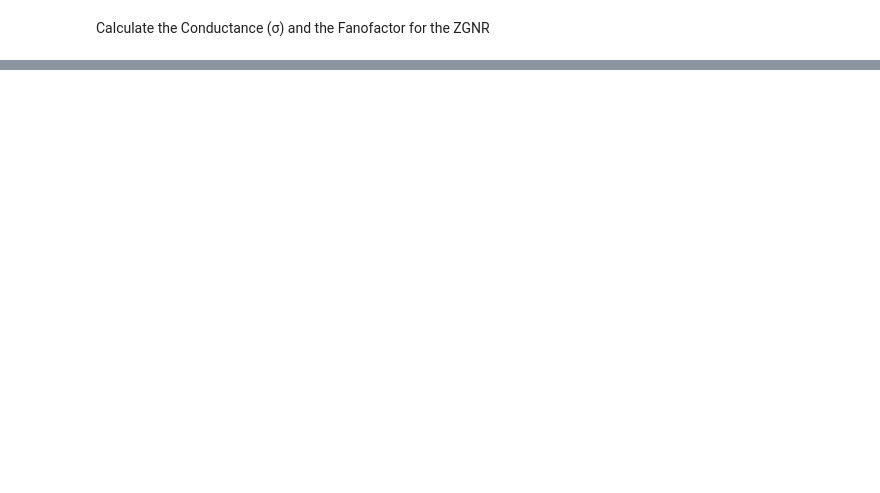
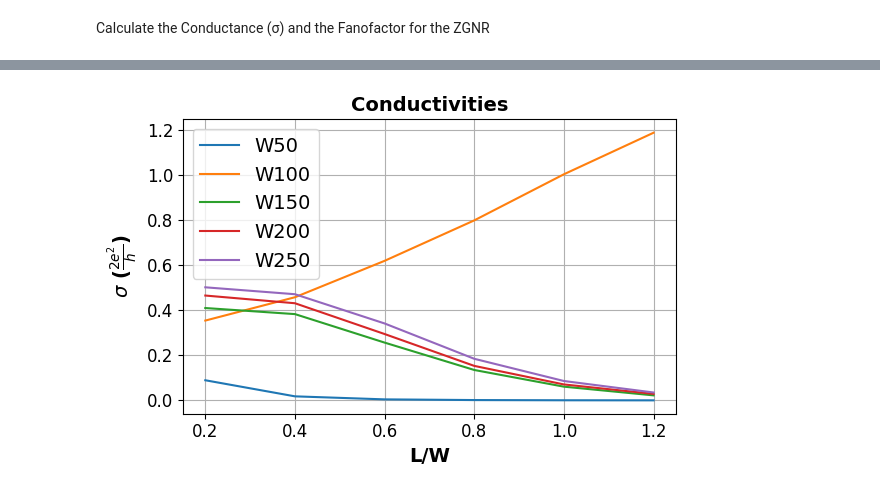
Before and after one commit to AndrewCrossman/PHYS824, a Jupyter notebook: Phys824_Final.ipynb, the cells around one changed output, grey strips where cells are left out. Saved outputs shown, nothing was run; the diff lists cells and outputs as text; code cells hidden in the pictures; blank space fills up the shorter version.

```diff
--- a/Phys824_Final.ipynb
+++ b/Phys824_Final.ipynb
@@ -142,0 +167,19 @@ plt.plot(L_over_W, w150_fanos)
+# %%
+fig, ax = plt.subplots(dpi =100, figsize=(6,4))
+ax.plot(L_over_W, w50_conds, label='W50');
+ax.plot(L_over_W, w100_conds, label='W100');
+ax.plot(L_over_W, w150_conds, label='W150');
+ax.plot(L_over_W, w200_conds, label='W200');
+ax.plot(L_over_W, w250_conds, label='W250');
+ax.set_title('Conductivities', fontsize=14, fontweight='bold')
+ax.set_xlabel('L/W', fontsize=14, fontweight='bold')
+ax.set_ylabel(r'$\sigma$ ($\frac{2e^2}{h}$)', fontsize=14, fontweight='bold')
+plt.xticks(fontsize=12)
+plt.yticks(fontsize=12)
+ax.legend(fontsize=14)
+ax.grid()
+plt.tight_layout()
+#plt.savefig('EnergyPerAtomVBLD.png')
+#files.download('EnergyPerAtomVBLD.png')
+# %% [output]
+[figure, added]
```
Also changed, not shown: parts of 12 cells of this notebook.
